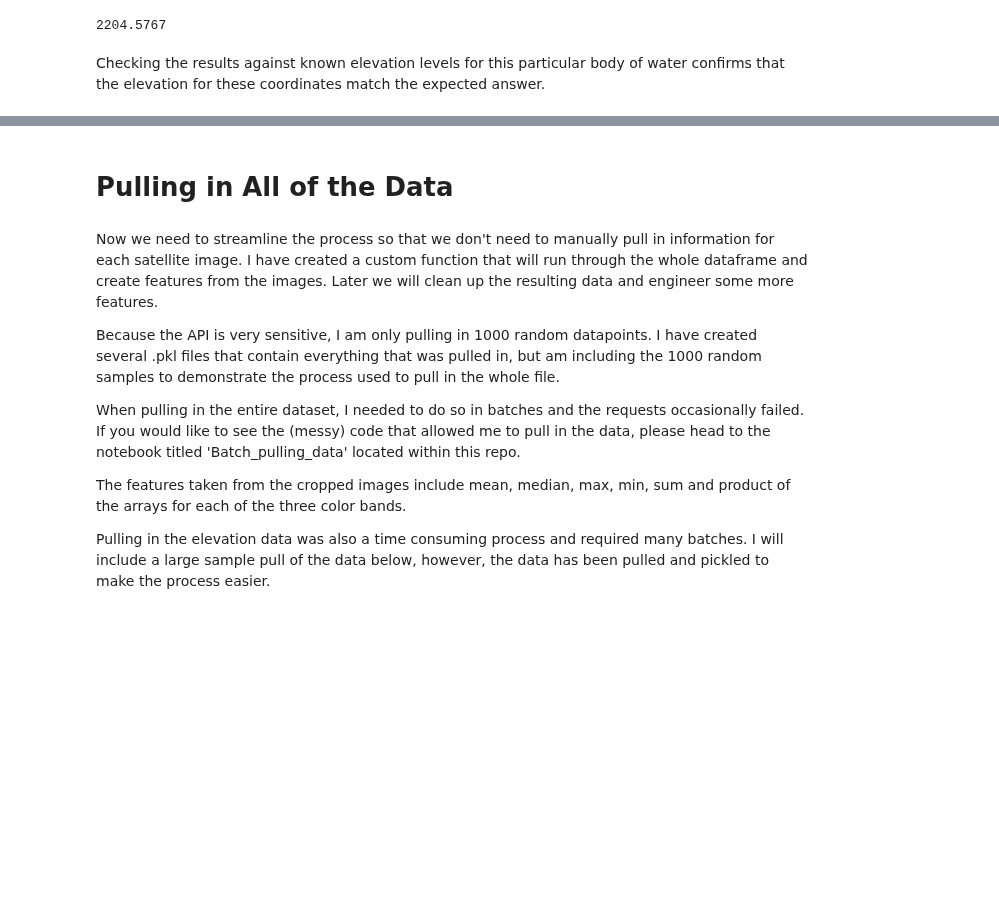
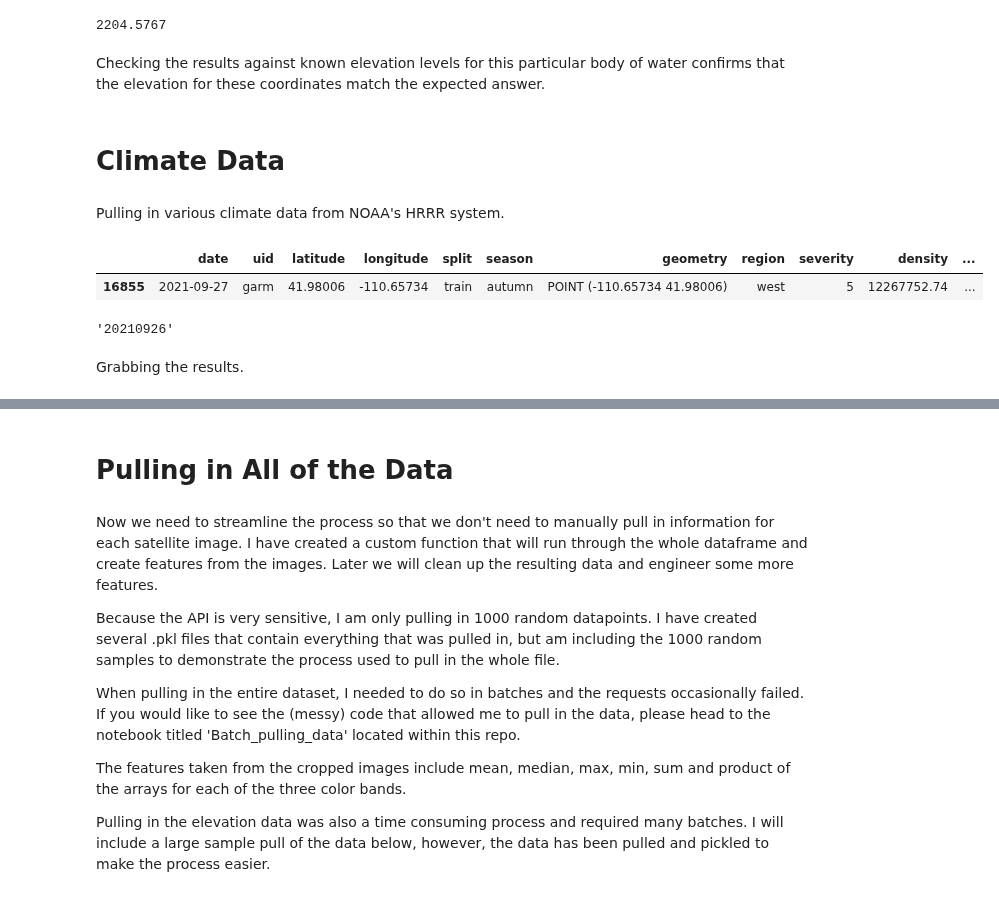
Before and after one commit to mduncan23/Predicting-Harmful-Algal-Blooms, a Jupyter notebook: best_notebook.ipynb, the cells around one changed output, grey strips where cells are left out. Saved outputs shown, nothing was run; the diff lists cells and outputs as text; code cells hidden in the pictures; blank space fills up the shorter version.

```diff
--- a/best_notebook.ipynb
+++ b/best_notebook.ipynb
@@ -1412,3 +1415,13 @@ data.to_numpy().mean()
 2204.5767
 # %% [markdown]
 Checking the results against known elevation levels for this particular body of water confirms that the elevation for these coordinates match the expected answer.
+# %% [markdown]
+# Climate Data
+# %% [markdown]
+Pulling in various climate data from NOAA's HRRR system.
+# %%
+sample_row = sat_train[sat_train['uid'] == 'garm']
+sample_row
+# %% [output]
+|  | date | uid | latitude | longitude | split | season | geometry | region | severity | density | ... |
+| 16855 | 2021-09-27 | garm | 41.98006 | -110.65734 | train | autumn | POINT (-110.65734 41.98006) | west | 5 | 12267752.74 | ... |
@@ -1414,0 +1435,6 @@ Checking the results against known elevation levels for this particular body of
+# %%
+# converting to correct format
+sample_date = f'{sample_date:%Y%m%d}'
+sample_date
+# %% [output]
+'20210926'
@@ -1414,0 +1444,2 @@ Checking the results against known elevation levels for this particular body of
+# %% [markdown]
+Grabbing the results.
```
Also changed, not shown: parts of 30 cells of this notebook, 1 other file.
